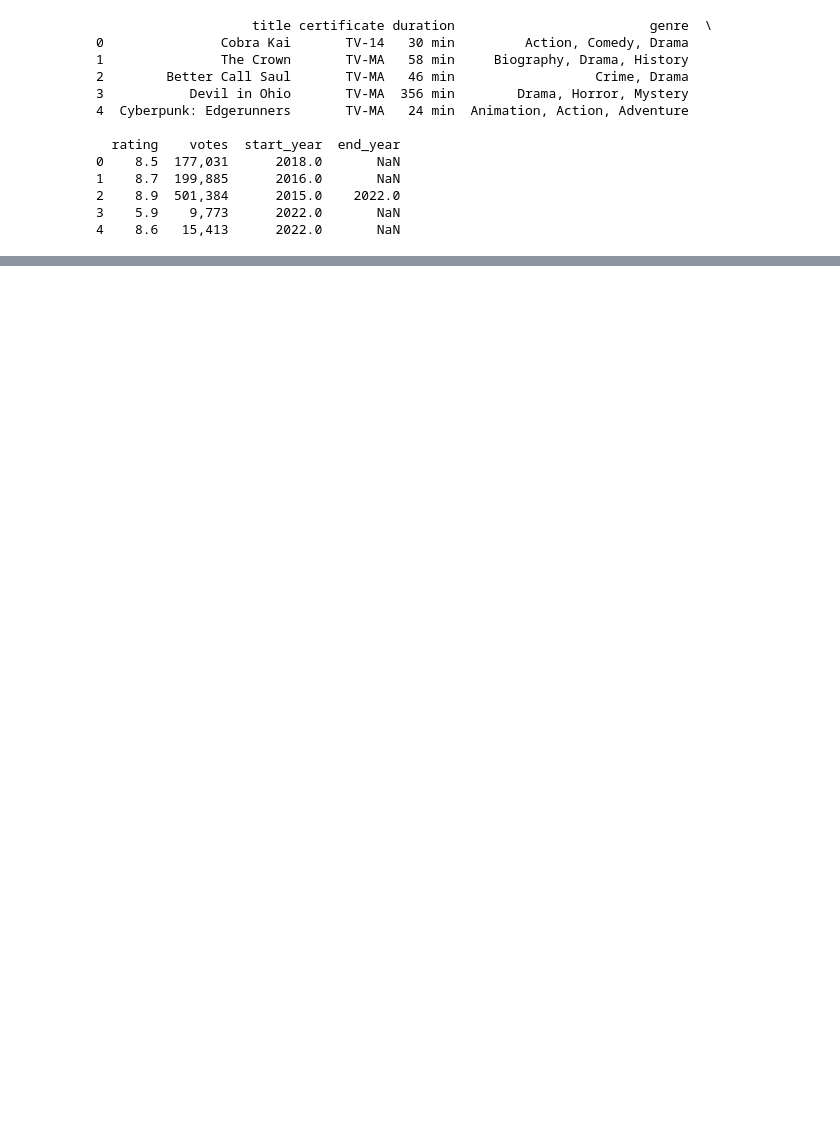
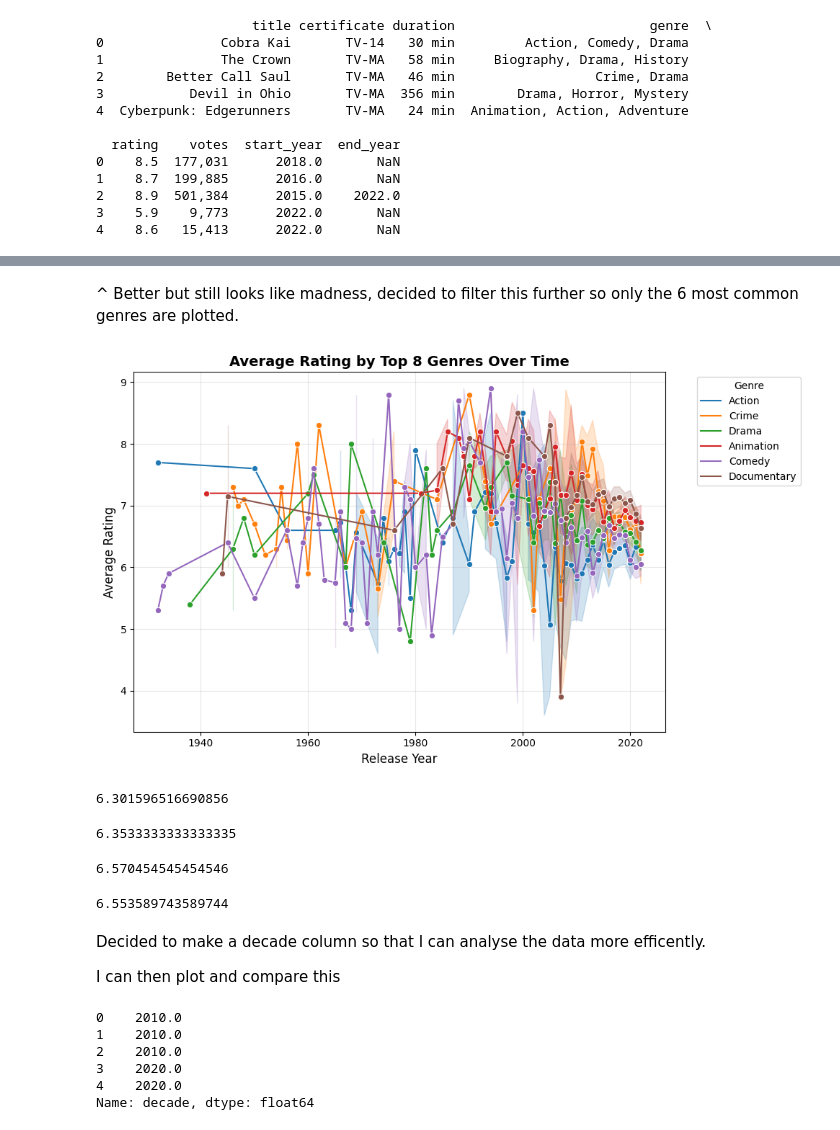
Before and after one commit to HayleyBunny/Netflix-Data-Visualization, a Jupyter notebook: Netflix Data Visualization and Analysis.ipynb, the cells around one changed output, grey strips where cells are left out. Cells and saved outputs as stored; diff of their text form; code cells hidden in the pictures; blank space fills up the shorter version.

```diff
--- a/Netflix Data Visualization and Analysis.ipynb
+++ b/Netflix Data Visualization and Analysis.ipynb
@@ -205,0 +238,52 @@ plt.show()
+# %% [markdown]
+^ Better but still looks like madness, decided to filter this further so only the 6 most common genres are plotted.
+# %%
+top_genres = df['primary_genre'].value_counts().nlargest(6).index
+df_top= df[df['primary_genre'].isin(top_genres)]
+
+#now to plot it:
+plt.figure(figsize=(10,6))
+sns.lineplot(data=df_top, x='start_year', y='rating', hue='primary_genre', marker='o')
+plt.title('Average Rating by Top 8 Genres Over Time', fontsize=14, fontweight='bold')
+plt.xlabel('Release Year', fontsize=12)
+plt.ylabel('Average Rating', fontsize=12)
+plt.legend(title='Genre', bbox_to_anchor=(1.05, 1), loc='upper left')
+plt.grid(alpha=0.3)
+plt.tight_layout()
+plt.show()
+# %% [output]
+[figure, added]
+# %%
+df.loc[df['genre'].str.lower() == 'comedy', 'rating'].mean()
+# %% [output]
+6.301596516690856
+# %%
+df.loc[df['genre'].str.lower() == 'crime', 'rating'].mean()
+# %% [output]
+6.3533333333333335
+# %%
+df.loc[df['genre'].str.lower() == 'animation', 'rating'].mean()
+# %% [output]
+6.570454545454546
+# %%
+df.loc[df['genre'].str.lower() == 'drama', 'rating'].mean()
+# %% [output]
+6.553589743589744
+# %% [markdown]
+Decided to make a decade column so that I can analyse the data more efficently.
+
+I can then plot and compare this
+# %%
+#Dropped the media without a start year for acuurate analysis:
+df['start_year'].dropna()
+
+#
+df['decade'] = (df['start_year'] // 10) * 10
+df['decade'].head()
+# %% [output]
+0    2010.0
+1    2010.0
+2    2010.0
+3    2020.0
+4    2020.0
+Name: decade, dtype: float64
```
Also changed, not shown: parts of 12 cells of this notebook.
